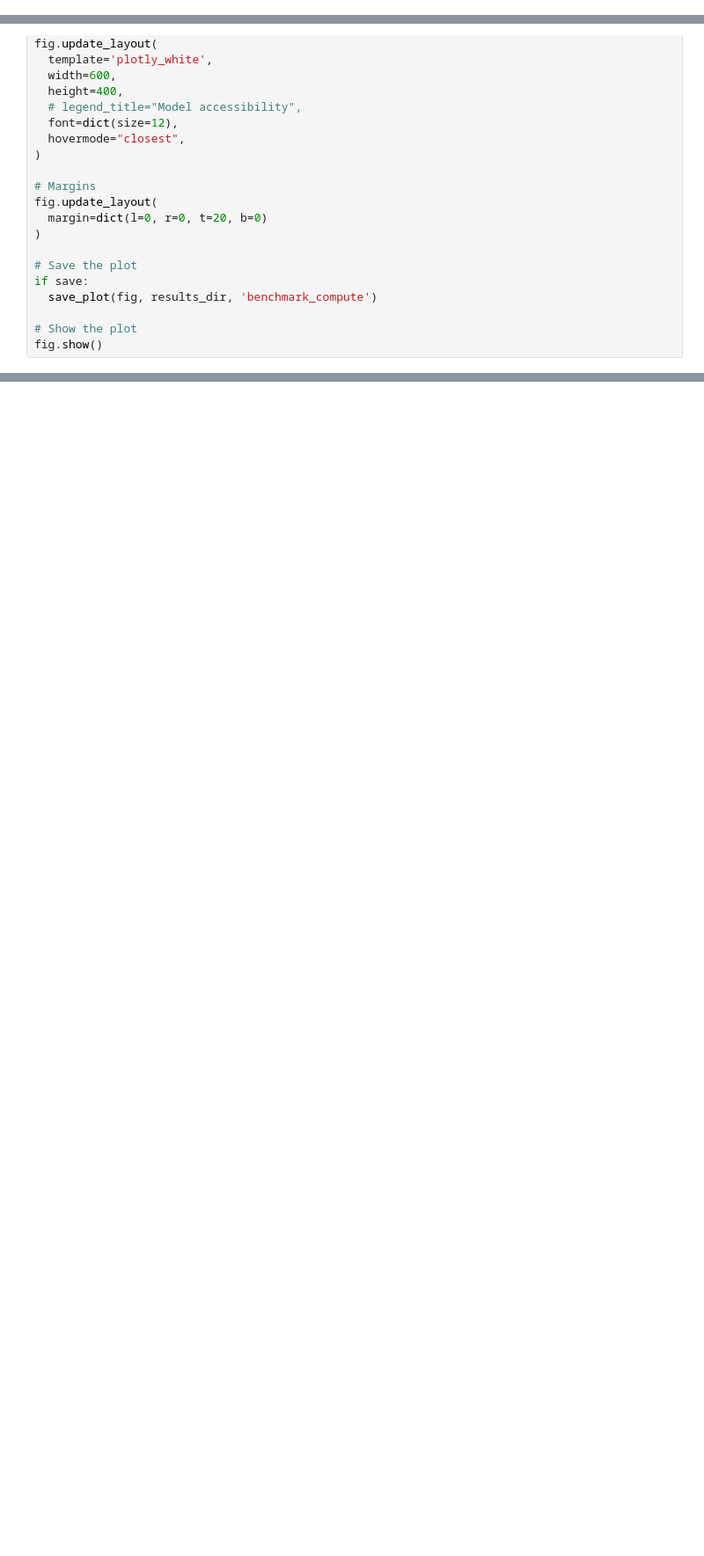
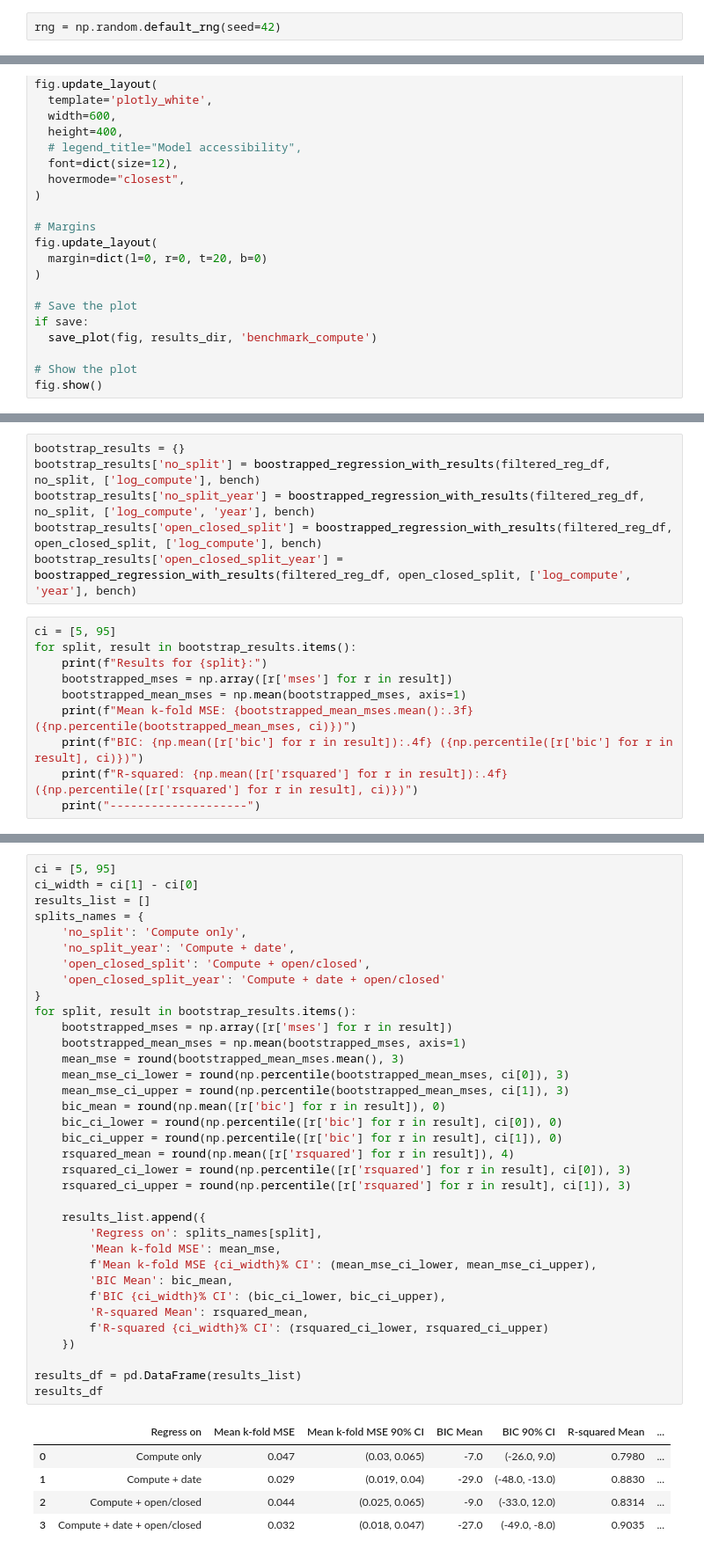
Before and after one commit to epoch-research/open-model-trends, a Jupyter notebook: benchmark_analysis.ipynb, the cells around one changed output, grey strips where cells are left out. Shown at 88% size. Drawn from its saved outputs; the diff is of its cells as text; blank space fills up the shorter version.

Commit message:
Bootstrap the performance regression analysis

```diff
--- a/benchmark_analysis.ipynb
+++ b/benchmark_analysis.ipynb
@@ -38,4 +39,6 @@ results_dir = 'results/benchmark/11Oct/'
 os.makedirs(results_dir, exist_ok=True)
+# %%
+rng = np.random.default_rng(seed=42)
 # %%
 def save_plot(fig, folder, filename, extensions=['png', 'svg', 'pdf'], scale=2):
     prefix = ''
@@ -1879,0 +1826,16 @@ Best BIC: -19.835947549124047 when splitting on 2023-10-01 00:00:00
+# %%
+bootstrap_results = {}
+bootstrap_results['no_split'] = boostrapped_regression_with_results(filtered_reg_df, no_split, ['log_compute'], bench)
+bootstrap_results['no_split_year'] = boostrapped_regression_with_results(filtered_reg_df, no_split, ['log_compute', 'year'], bench)
+bootstrap_results['open_closed_split'] = boostrapped_regression_with_results(filtered_reg_df, open_closed_split, ['log_compute'], bench)
+bootstrap_results['open_closed_split_year'] = boostrapped_regression_with_results(filtered_reg_df, open_closed_split, ['log_compute', 'year'], bench)
+# %%
+ci = [5, 95]
+for split, result in bootstrap_results.items():
+    print(f"Results for {split}:")
+    bootstrapped_mses = np.array([r['mses'] for r in result])
+    bootstrapped_mean_mses = np.mean(bootstrapped_mses, axis=1)
+    print(f"Mean k-fold MSE: {bootstrapped_mean_mses.mean():.3f} ({np.percentile(bootstrapped_mean_mses, ci)})")
+    print(f"BIC: {np.mean([r['bic'] for r in result]):.4f} ({np.percentile([r['bic'] for r in result], ci)})")
+    print(f"R-squared: {np.mean([r['rsquared'] for r in result]):.4f} ({np.percentile([r['rsquared'] for r in result], ci)})")
+    print("--------------------")
@@ -1879,0 +1863,41 @@ Best BIC: -19.835947549124047 when splitting on 2023-10-01 00:00:00
+# %%
+ci = [5, 95]
+ci_width = ci[1] - ci[0]
+results_list = []
+splits_names = {
+    'no_split': 'Compute only',
+    'no_split_year': 'Compute + date',
+    'open_closed_split': 'Compute + open/closed',
+    'open_closed_split_year': 'Compute + date + open/closed'
+}
+for split, result in bootstrap_results.items():
+    bootstrapped_mses = np.array([r['mses'] for r in result])
+    bootstrapped_mean_mses = np.mean(bootstrapped_mses, axis=1)
+    mean_mse = round(bootstrapped_mean_mses.mean(), 3)
+    mean_mse_ci_lower = round(np.percentile(bootstrapped_mean_mses, ci[0]), 3)
+    mean_mse_ci_upper = round(np.percentile(bootstrapped_mean_mses, ci[1]), 3)
+    bic_mean = round(np.mean([r['bic'] for r in result]), 0)
+    bic_ci_lower = round(np.percentile([r['bic'] for r in result], ci[0]), 0)
+    bic_ci_upper = round(np.percentile([r['bic'] for r in result], ci[1]), 0)
+    rsquared_mean = round(np.mean([r['rsquared'] for r in result]), 4)
+    rsquared_ci_lower = round(np.percentile([r['rsquared'] for r in result], ci[0]), 3)
+    rsquared_ci_upper = round(np.percentile([r['rsquared'] for r in result], ci[1]), 3)
+
+    results_list.append({
+        'Regress on': splits_names[split],
+        'Mean k-fold MSE': mean_mse,
+        f'Mean k-fold MSE {ci_width}% CI': (mean_mse_ci_lower, mean_mse_ci_upper),
+        'BIC Mean': bic_mean,
+        f'BIC {ci_width}% CI': (bic_ci_lower, bic_ci_upper),
+        'R-squared Mean': rsquared_mean,
+        f'R-squared {ci_width}% CI': (rsquared_ci_lower, rsquared_ci_upper)
+    })
+
+results_df = pd.DataFrame(results_list)
+results_df
+# %% [output]
+|  | Regress on | Mean k-fold MSE | Mean k-fold MSE 90% CI | BIC Mean | BIC 90% CI | R-squared Mean | ... |
+| 0 | Compute only | 0.047 | (0.03, 0.065) | -7.0 | (-26.0, 9.0) | 0.7980 | ... |
+| 1 | Compute + date | 0.029 | (0.019, 0.04) | -29.0 | (-48.0, -13.0) | 0.8830 | ... |
+| 2 | Compute + open/closed | 0.044 | (0.025, 0.065) | -9.0 | (-33.0, 12.0) | 0.8314 | ... |
+| 3 | Compute + date + open/closed | 0.032 | (0.018, 0.047) | -27.0 | (-49.0, -8.0) | 0.9035 | ... |
```
Also changed, not shown: parts of 13 cells of this notebook.
